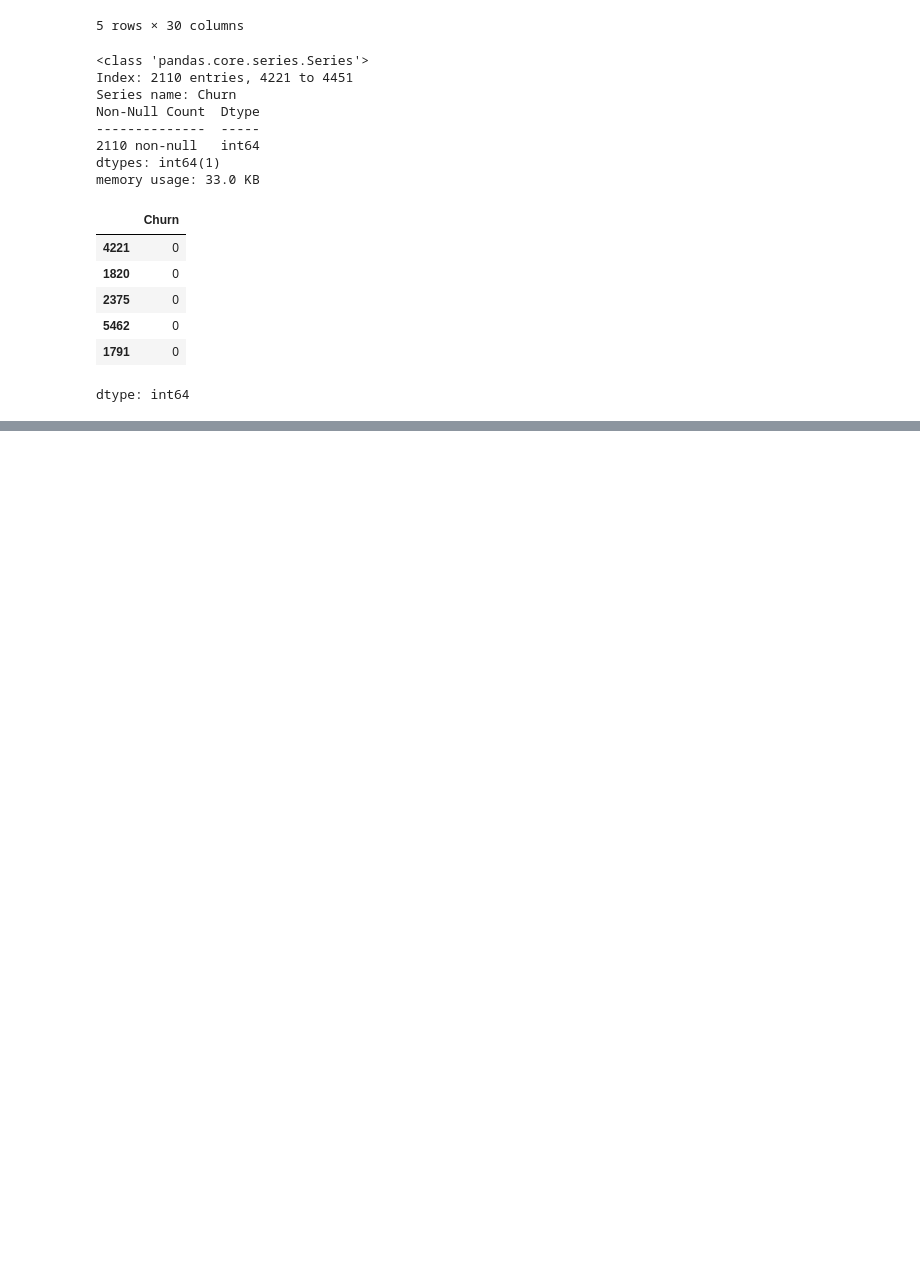
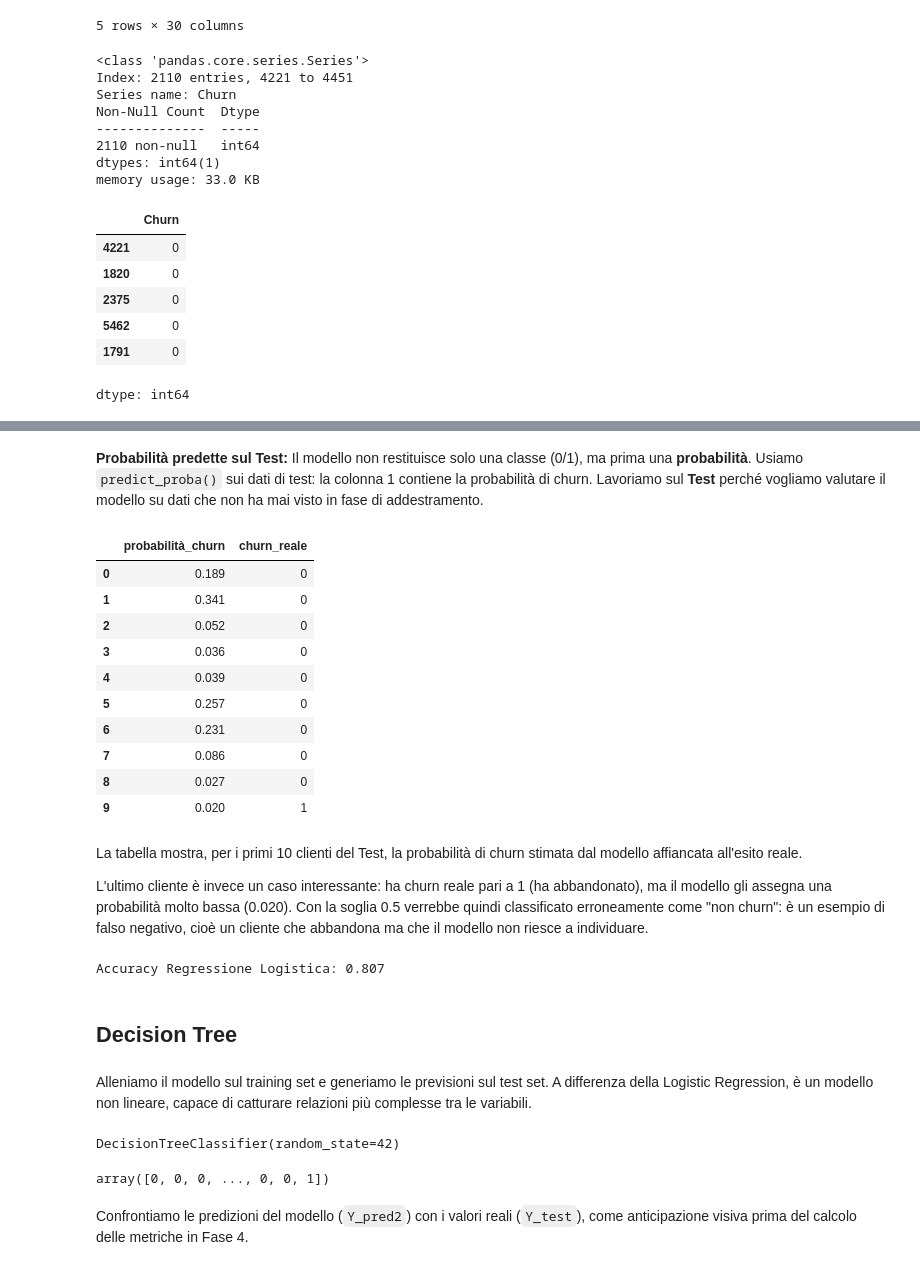
Before and after one commit to aurorap1/Progetto-Data-Science-Gruppo-8-, a Jupyter notebook: Notebook/ProgettoDataScienceGruppo_8.ipynb, the cells around one changed output, grey strips where cells are left out. Drawn from its saved outputs; the diff is of its cells as text; code cells hidden in the pictures; blank space fills up the shorter version.

```diff
--- a/Notebook/ProgettoDataScienceGruppo_8.ipynb
+++ b/Notebook/ProgettoDataScienceGruppo_8.ipynb
@@ -975,0 +1061,44 @@ files.download('test.csv')
+# %% [markdown]
+**Probabilità predette sul Test:**
+Il modello non restituisce solo una classe (0/1), ma prima una **probabilità**. Usiamo `predict_proba()` sui dati di test: la colonna 1 contiene la probabilità di churn. Lavoriamo sul **Test** perché vogliamo valutare il modello su dati che non ha mai visto in fase di addestramento.
+# %%
+# predict_proba restituisce due colonne:
+# colonna 0 = probabilità di NON churn, colonna 1 = probabilità di churn
+# prendiamo la colonna 1 [:, 1]
+predicted_prob = log_model.predict_proba(X_test)[:, 1]
+
+# Confrontiamo le prime probabilità con il valore reale
+pd.DataFrame({
+    "probabilità_churn": predicted_prob[:10].round(3),
+    "churn_reale": Y_test[:10].values
+})
+# %% [output]
+|  | probabilità_churn | churn_reale |
+| 0 | 0.189 | 0 |
+| 1 | 0.341 | 0 |
+| 2 | 0.052 | 0 |
+| 3 | 0.036 | 0 |
+| 4 | 0.039 | 0 |
+| 5 | 0.257 | 0 |
+| 6 | 0.231 | 0 |
+| 7 | 0.086 | 0 |
+| 8 | 0.027 | 0 |
+| 9 | 0.020 | 1 |
+# %% [markdown]
+La tabella mostra, per i primi 10 clienti del Test, la probabilità di churn stimata dal modello affiancata all'esito reale.
+
+L'ultimo cliente è invece un caso interessante: ha churn reale pari a 1
+(ha abbandonato), ma il modello gli assegna una probabilità molto bassa (0.020).
+Con la soglia 0.5 verrebbe quindi classificato erroneamente come "non churn": è un
+esempio di falso negativo, cioè un cliente che abbandona ma che il modello non riesce
+a individuare.
+# %%
+pred_log = (predicted_prob >= 0.5).astype(int)
+acc_log = accuracy_score(Y_test, pred_log)
+print(f"Accuracy Regressione Logistica (soglia 0.5): {acc_log:.3f}")
+# %% [output]
+Accuracy Regressione Logistica: 0.807
+# %% [markdown]
+## Decision Tree
+# %% [markdown]
+Alleniamo il modello sul training set e generiamo le previsioni sul test set. A differenza della Logistic Regression, è un modello non lineare, capace di catturare relazioni più complesse tra le variabili.
@@ -975,0 +1108,12 @@ files.download('test.csv')
+# %%
+model_dt = tree.DecisionTreeClassifier(random_state=42)
+model_dt.fit(X_train, Y_train)
+# %% [output]
+DecisionTreeClassifier(random_state=42)
+# %%
+Y_pred2 = model_dt.predict(X_test)
+Y_pred2
+# %% [output]
+array([0, 0, 0, ..., 0, 0, 1])
+# %% [markdown]
+Confrontiamo le predizioni del modello (`Y_pred2`) con i valori reali (`Y_test`), come anticipazione visiva prima del calcolo delle metriche in Fase 4.
```
Also changed, not shown: parts of 31 cells of this notebook.
